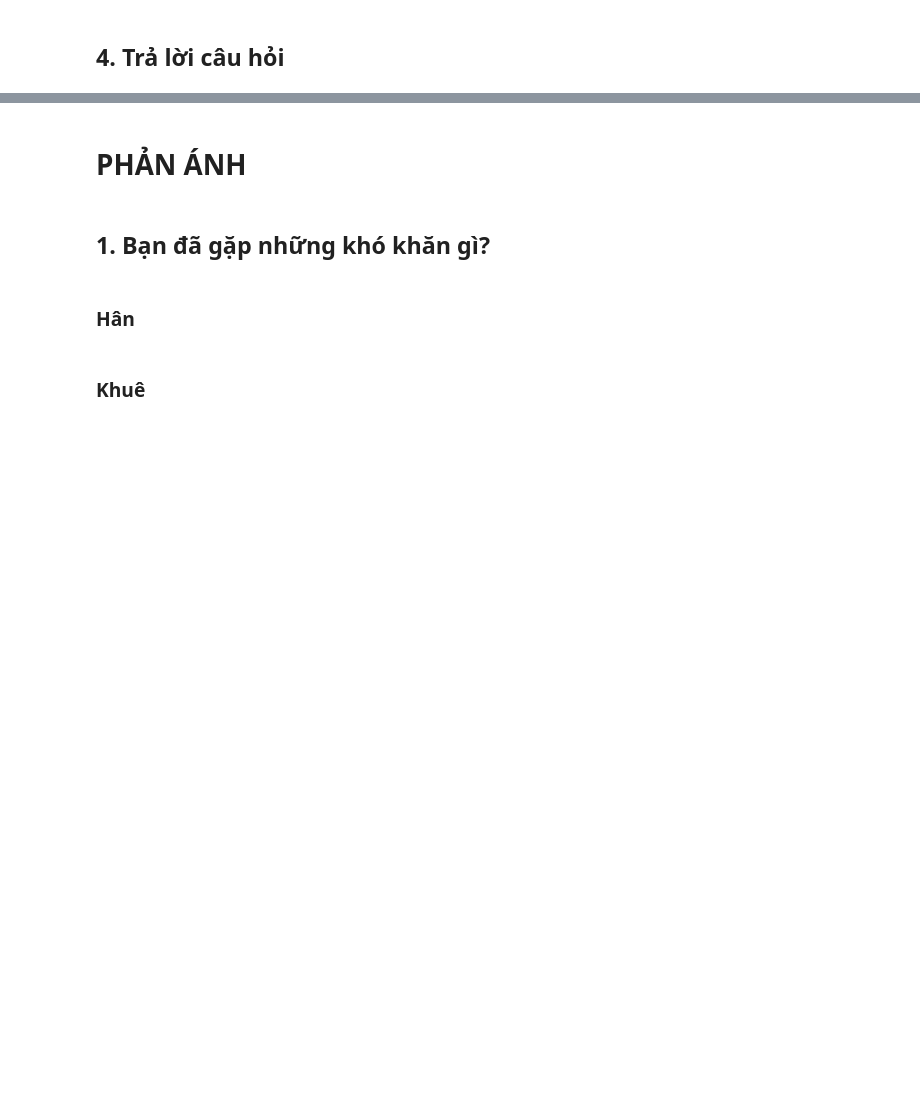
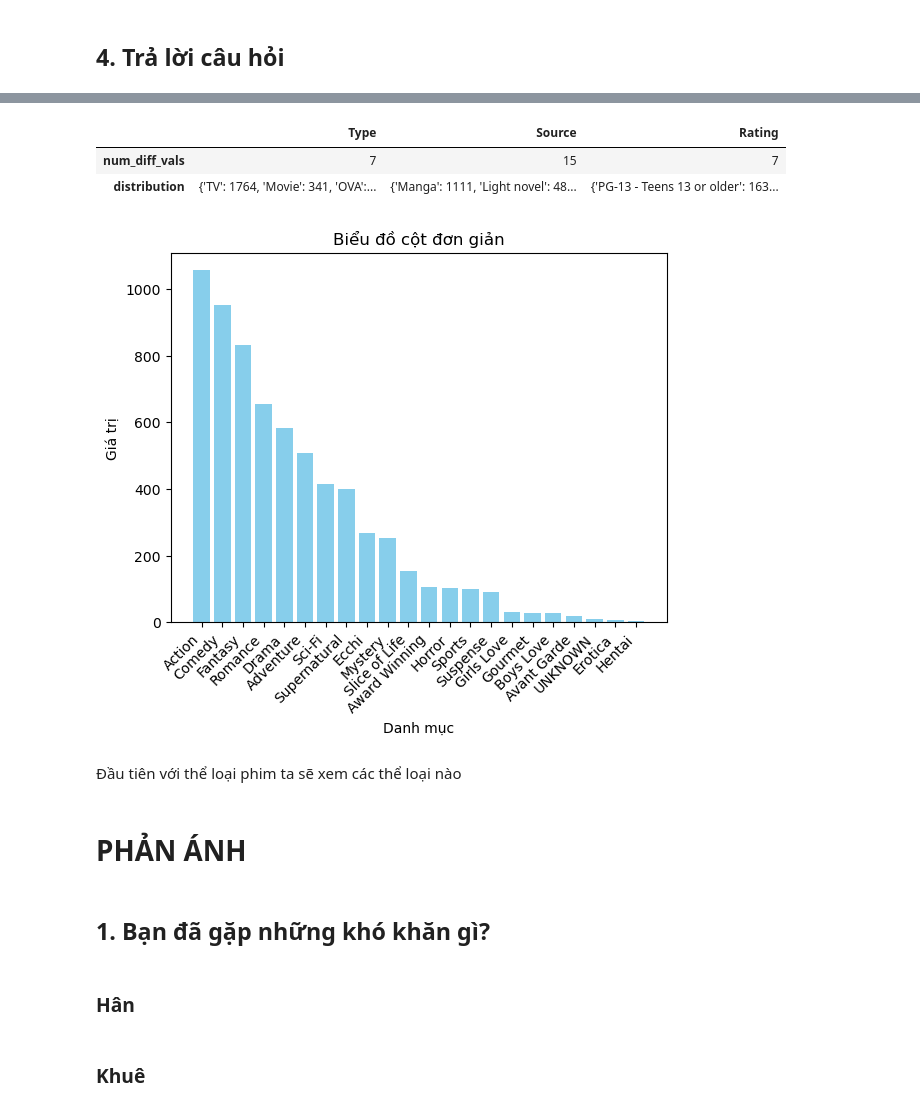
Before and after one commit to AnTuannn/FinalProject_LTKHDL_HKT, a Jupyter notebook: TraLoiCauHoi.ipynb, the cells around one changed output, grey strips where cells are left out. Cells and saved outputs as stored; diff of their text form; code cells hidden in the pictures; blank space fills up the shorter version.

```diff
--- a/TraLoiCauHoi.ipynb
+++ b/TraLoiCauHoi.ipynb
@@ -14,0 +53,3 @@ import matplotlib.pyplot as plt
+# %%
+df_sorted_pop_asc = df_sorted_asc[df_sorted_asc['Popularity'] != 0]
+df_sorted_pop_asc.head()
@@ -14,0 +65,3 @@ import matplotlib.pyplot as plt
+# %%
+top_pop_anime23_df = df_sorted_pop_asc.iloc[:2500,:]
+top_pop_anime23_df.shape
@@ -15,3 +77,39 @@ import matplotlib.pyplot as plt
+# %%
+single_columns = ['Type', 'Source', 'Rating']
+single_cate_profile = pd.DataFrame(index=["num_diff_vals", "distribution"])
+num_diff_vals = top_pop_anime23_df[single_columns].nunique()
+distribution = top_pop_anime23_df[single_columns].agg(lambda column: pd.Series(column).value_counts().to_dict())
+single_cate_profile[single_columns] = [num_diff_vals, distribution]
+
+single_cate_profile
+# %% [output]
+|  | Type | Source | Rating |
+| num_diff_vals | 7 | 15 | 7 |
+| distribution | {'TV': 1764, 'Movie': 341, 'OVA':... | {'Manga': 1111, 'Light novel': 48... | {'PG-13 - Teens 13 or older': 163... |
+# %%
+# Tạo dataframe kết quả
+def split_and_melt(column):
+    df_split = column.str.split(', ', expand=True).melt().drop('variable', axis=1)
+    return df_split['value']
+long_df = top_pop_anime23_df[['Genres']].agg(split_and_melt)
+distribution = long_df.agg(lambda column: pd.Series(column).value_counts().to_dict())
+
+distribution = distribution['Genres']
+# %%
+# Vẽ biểu đồ cột
+plt.bar(distribution.keys(), distribution.values(), color='skyblue')
+plt.xticks(rotation=45, ha='right')
+# Thêm tiêu đề và nhãn cho trục
+plt.title('Biểu đồ cột đơn giản')
+plt.xlabel('Danh mục')
+plt.ylabel('Giá trị')
+
+# Hiển thị biểu đồ
+plt.show()
+# %% [output]
+[figure, added]
+# %% [markdown]
+Đầu tiên với thể loại phim ta sẽ xem các thể loại nào
 # %% [markdown]
 # PHẢN ÁNH
 # %% [markdown]
```
Also changed, not shown: parts of 12 cells of this notebook.
